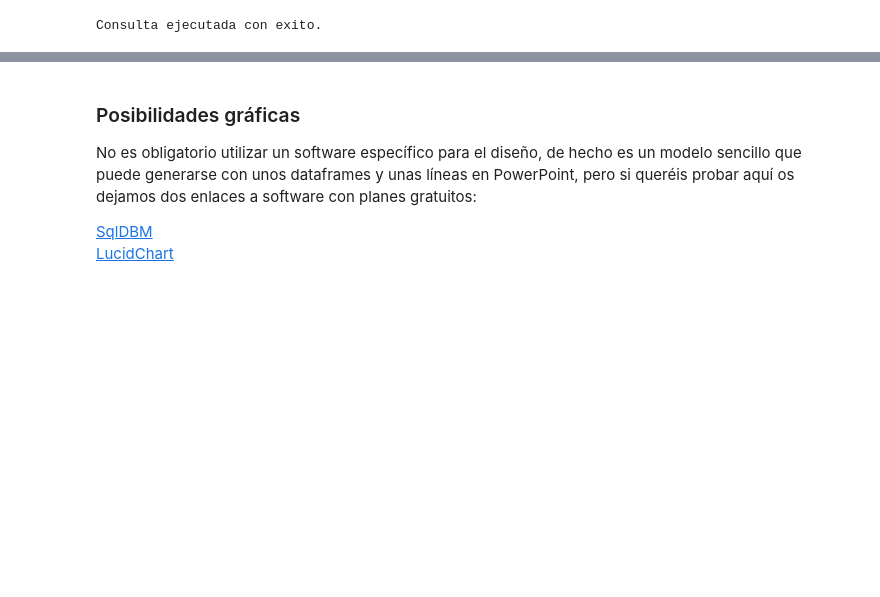
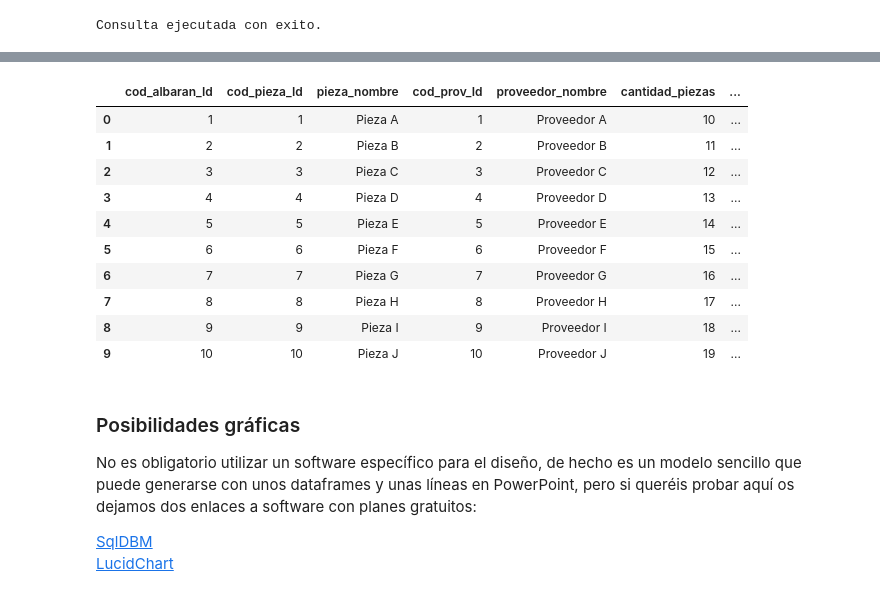
Before and after one commit to Rommel-DS/Team-Challenge---Sherlock-SQL, a Jupyter notebook: Parte_II_Modelo_BD.ipynb, the cells around one changed output, grey strips where cells are left out. Saved outputs shown, nothing was run; the diff lists cells and outputs as text; code cells hidden in the pictures; blank space fills up the shorter version.

```diff
--- a/Parte_II_Modelo_BD.ipynb
+++ b/Parte_II_Modelo_BD.ipynb
@@ -128,3 +147,22 @@ consultar(query)
+# %%
+query='''
+SELECT *
+FROM pieza
+'''
+pieza = pd.DataFrame({
+    "cod_pieza_Id": range(1, num_entries + 1),
+    "nombre": [f"Pieza {chr(65 + i)}" for i in range(num_entries)],
+    "color": ["rojo", "verde", "azul", "amarillo", "negro",
+              "blanco", "morado", "naranja", "gris", "rosa"],
+    "precio": [round(20 + i * 5.5, 2) for i in range(num_entries)],  # Precios en escala
+    "cod_categoria_Id": list(range(1, num_entries + 1))  # Relación directa con categoria_pieza
+})
+# Insertar datos en pieza
+for _, row in pieza.iterrows():
+    cursor.execute(
+        "INSERT OR REPLACE INTO pieza (cod_pieza_Id, nombre, color, precio, cod_categoria_Id) VALUES (?, ?, ?, ?, ?)",
+        tuple(row)
+    )
 # %%
 query ='''
 CREATE TABLE IF NOT EXISTS albaran_entrada_pieza (
@@ -152,0 +279,33 @@ consultar(query)
+# %%
+query = """
+SELECT
+    a.cod_albaran_Id,
+    a.cod_pieza_Id,
+    p.nombre AS pieza_nombre,
+    a.cod_prov_Id,
+    pr.nombre AS proveedor_nombre,
+    a.cantidad_piezas,
+    a.fecha_entrega
+FROM
+    albaran_entrada_pieza a
+JOIN
+    pieza p ON a.cod_pieza_Id = p.cod_pieza_Id
+JOIN
+    proveedor pr ON a.cod_prov_Id = pr.cod_prov_Id
+ORDER BY
+    a.cod_albaran_Id;
+"""
+resultado = consultar(query)
+resultado
+# %% [output]
+|  | cod_albaran_Id | cod_pieza_Id | pieza_nombre | cod_prov_Id | proveedor_nombre | cantidad_piezas | ... |
+| 0 | 1 | 1 | Pieza A | 1 | Proveedor A | 10 | ... |
+| 1 | 2 | 2 | Pieza B | 2 | Proveedor B | 11 | ... |
+| 2 | 3 | 3 | Pieza C | 3 | Proveedor C | 12 | ... |
+| 3 | 4 | 4 | Pieza D | 4 | Proveedor D | 13 | ... |
+| 4 | 5 | 5 | Pieza E | 5 | Proveedor E | 14 | ... |
+| 5 | 6 | 6 | Pieza F | 6 | Proveedor F | 15 | ... |
+| 6 | 7 | 7 | Pieza G | 7 | Proveedor G | 16 | ... |
+| 7 | 8 | 8 | Pieza H | 8 | Proveedor H | 17 | ... |
+| 8 | 9 | 9 | Pieza I | 9 | Proveedor I | 18 | ... |
+| 9 | 10 | 10 | Pieza J | 10 | Proveedor J | 19 | ... |
```
Also changed, not shown: parts of 13 cells of this notebook.
